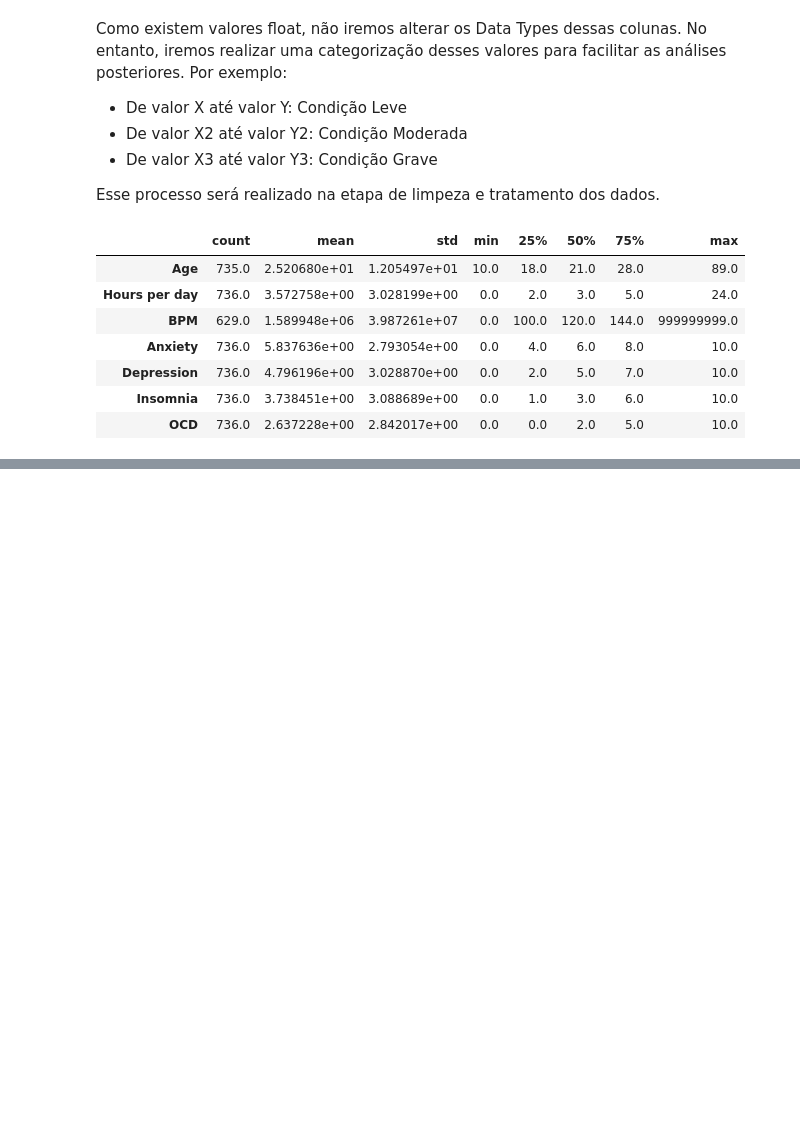
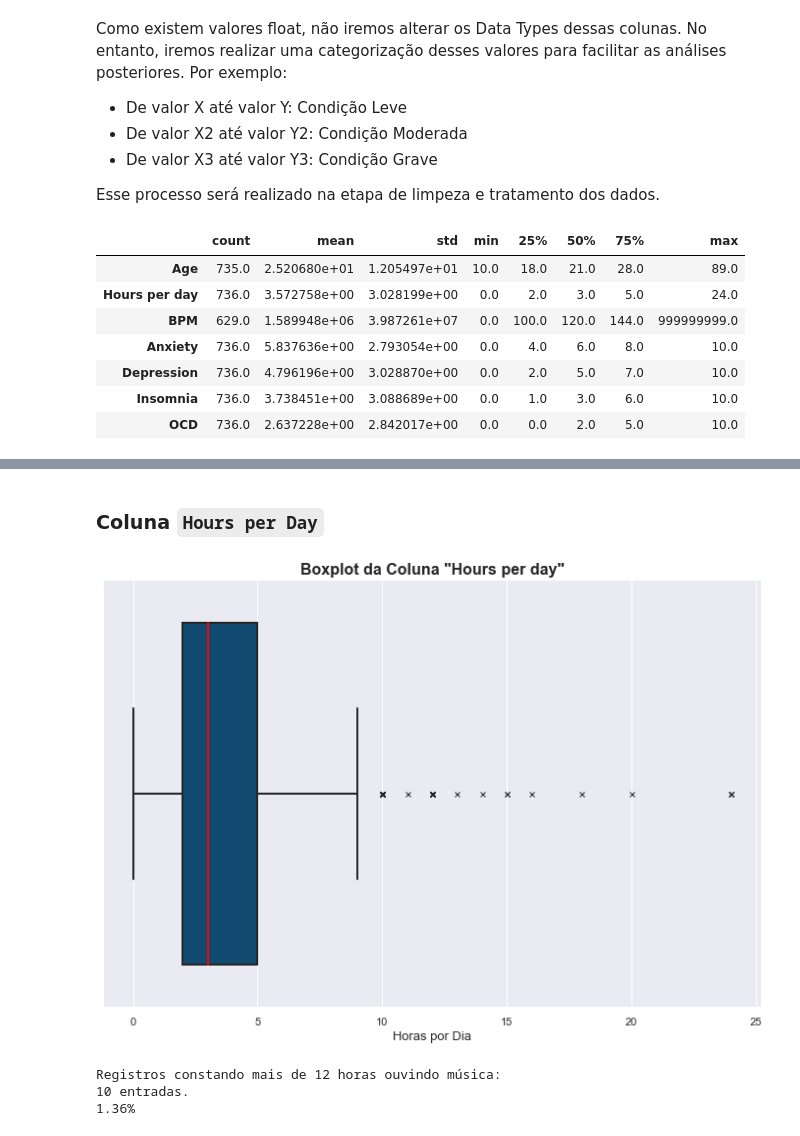
Before and after one commit to JoSEPHDev2022/Mental_Health_X_Music, a Jupyter notebook: analise_exp.ipynb, the cells around one changed output, grey strips where cells are left out. Cells and saved outputs as stored; diff of their text form; code cells hidden in the pictures; blank space fills up the shorter version.

```diff
--- a/analise_exp.ipynb
+++ b/analise_exp.ipynb
@@ -27,6 +27,7 @@ import seaborn as sns
 
 # Definindo parâmetros de tamanho das figuras do Seaborn:
 sns.set(rc={'figure.figsize':(12,8)})
+sns.set(style="darkgrid")
 
 print('Pacotes prontos!')
 # %% [output]
@@ -244,0 +298,23 @@ data.describe().T
+# %% [markdown]
+### Coluna `Hours per Day`
+# %%
+# Plotando:
+sns.boxplot(data=data, x='Hours per day', flierprops={"marker": "x"},
+            color='#004d80', medianprops={"color": "red"}, linewidth=2)
+
+plt.title('Boxplot da Coluna "Hours per day"', loc="center",
+           fontsize=16, fontweight='bold')
+
+plt.xlabel('Horas por Dia', fontsize=13)
+plt.show()
+# %% [output]
+[figure, added]
+# %%
+# Printando a quantidade de registros que constam acima de 12 horas ouvindo música:
+print('Registros constando mais de 12 horas ouvindo música:')
+print(f'{len(data[data["Hours per day"] > 12])} entradas.')
+print("{:.2f}%".format((len(data[data['Hours per day'] > 12]) / data.shape[0]) * 100))
+# %% [output]
+Registros constando mais de 12 horas ouvindo música:
+10 entradas.
+1.36%
```
Also changed, not shown: parts of 26 cells of this notebook.
